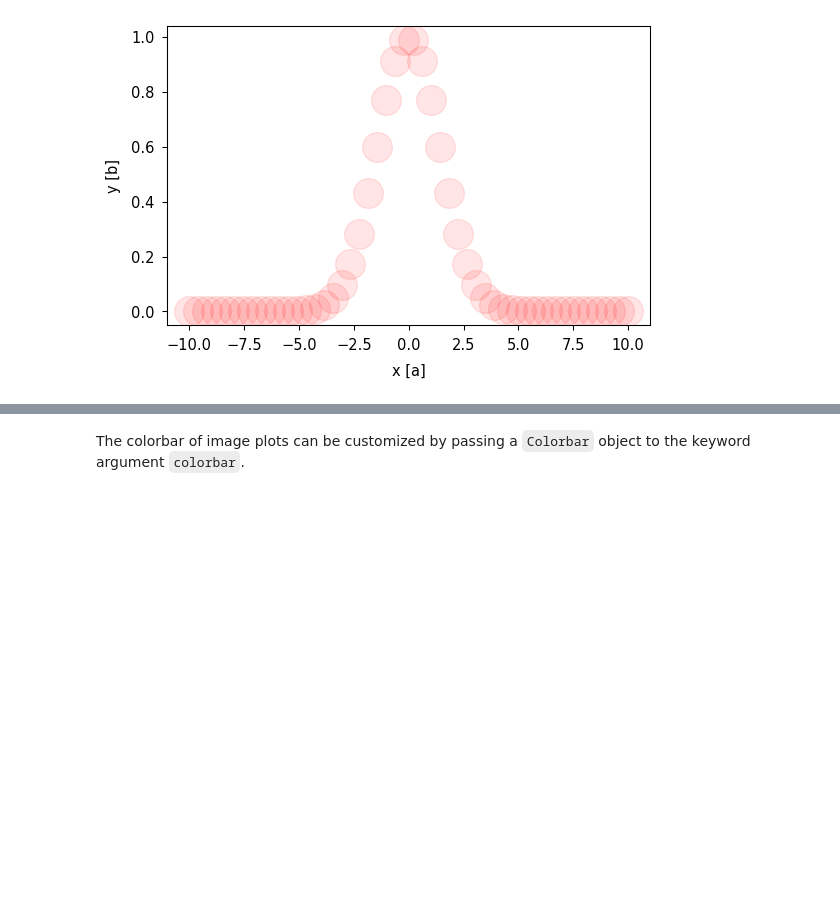
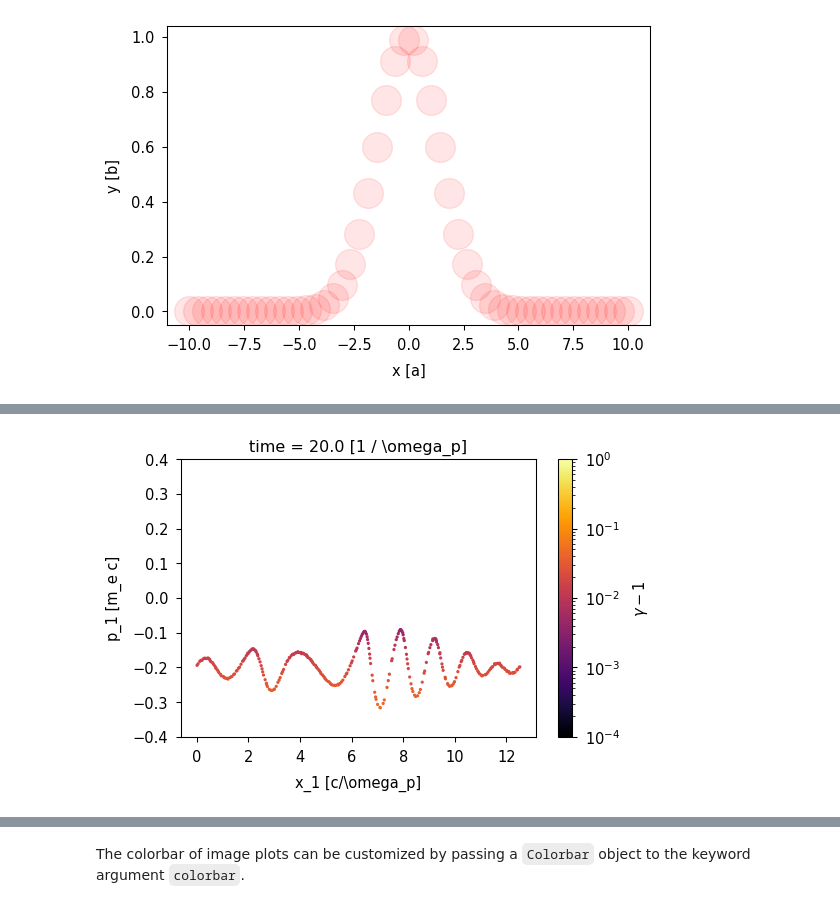
Before and after one commit to GoLP-IST/nata, a Jupyter notebook: examples/Plots.ipynb, the cells around one changed output, grey strips where cells are left out. Cells and saved outputs as stored; diff of their text form; code cells hidden in the pictures; blank space fills up the shorter version.

```diff
--- a/examples/Plots.ipynb
+++ b/examples/Plots.ipynb
@@ -142,0 +175,15 @@ Subclasses:
+# %%
+fig = prt[::200].plot(
+    yrange=(-.4, .4),
+    kind=Scatter(
+        size=2,
+        color=prt[::200, "ene"].to_numpy(),
+        colorrange=(1e-4, 1),
+        colorscale=LogScale(),
+        colormap="inferno",
+        colorbar=Colorbar(label="$\gamma - 1$"),
+    )
+)
+fig.show()
+# %% [output]
+[figure, added]
```
Also changed, not shown: parts of 9 cells of this notebook, 9 other files.
